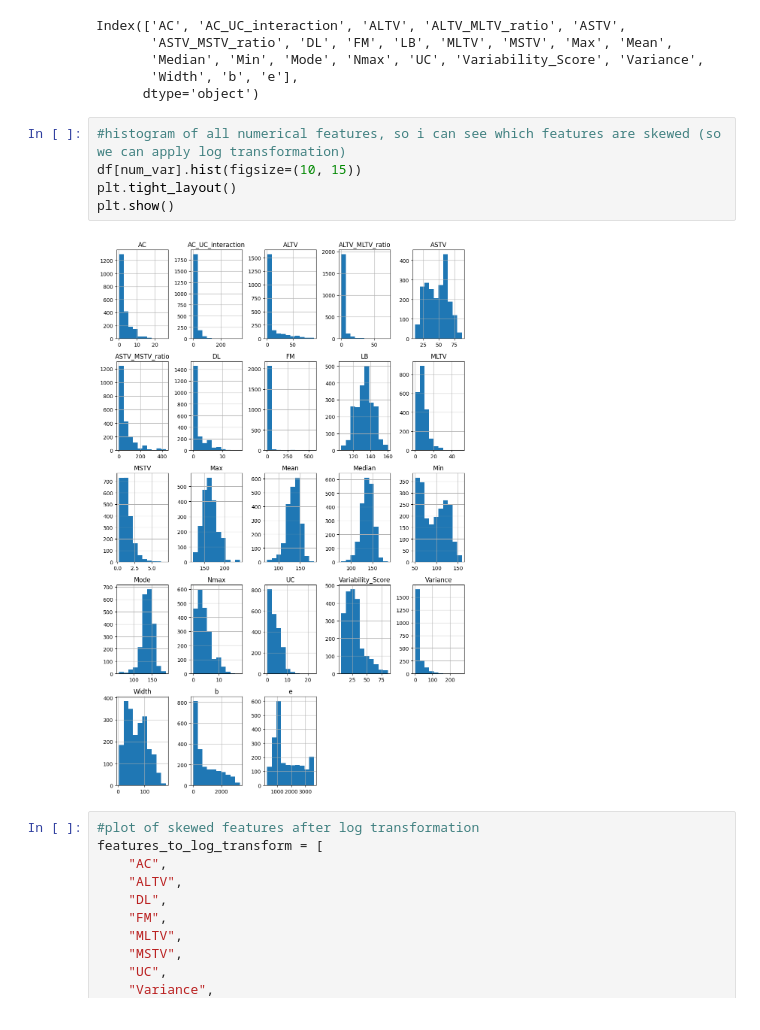
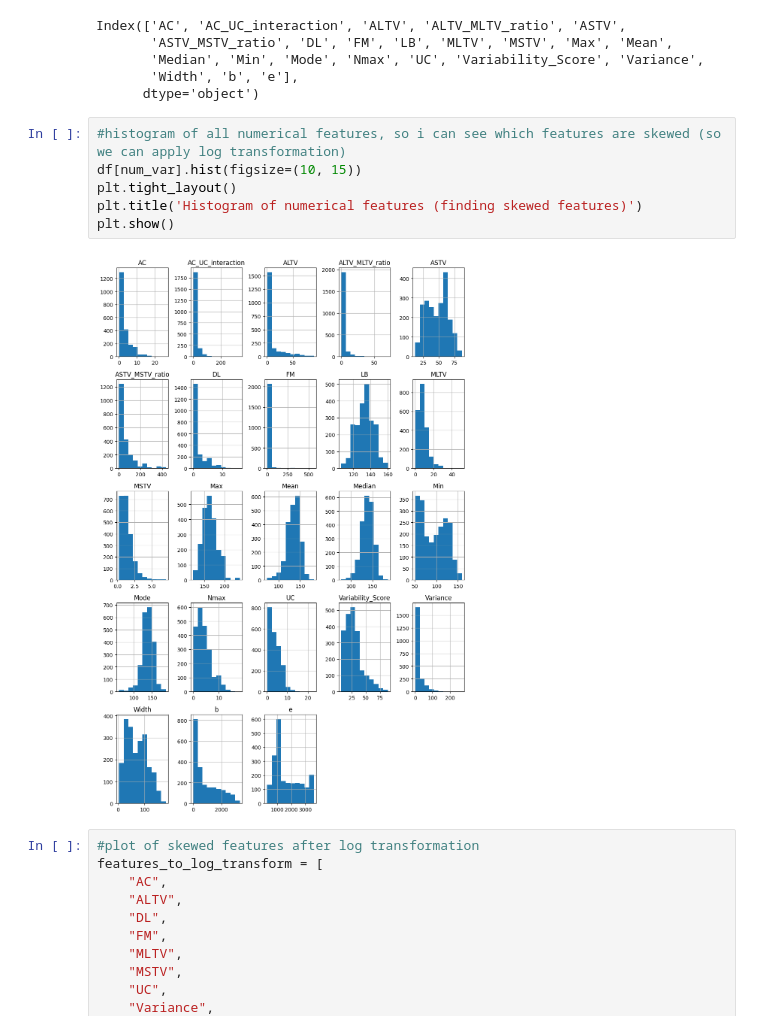
Before and after one commit to dsrrenCodes/NTU-datathon-2025-Lifeline, a Jupyter notebook: NTUdatathon.ipynb, the cells around one changed output. Saved outputs shown, nothing was run; the diff lists cells and outputs as text.

```diff
--- a/NTUdatathon.ipynb
+++ b/NTUdatathon.ipynb
@@ -179,10 +181,11 @@ Index(['AC', 'AC_UC_interaction', 'ALTV', 'ALTV_MLTV_ratio', 'ASTV',
 # %%
 #histogram of all numerical features, so i can see which features are skewed (so we can apply log transformation)
 df[num_var].hist(figsize=(10, 15))
 plt.tight_layout()
+plt.title('Histogram of numerical features (finding skewed features)')
 plt.show()
 # %% [output]
-[figure, old version]
+[figure, new version]
 # %%
 #plot of skewed features after log transformation
 features_to_log_transform = [
```
Also changed, not shown: parts of 3 cells of this notebook.
